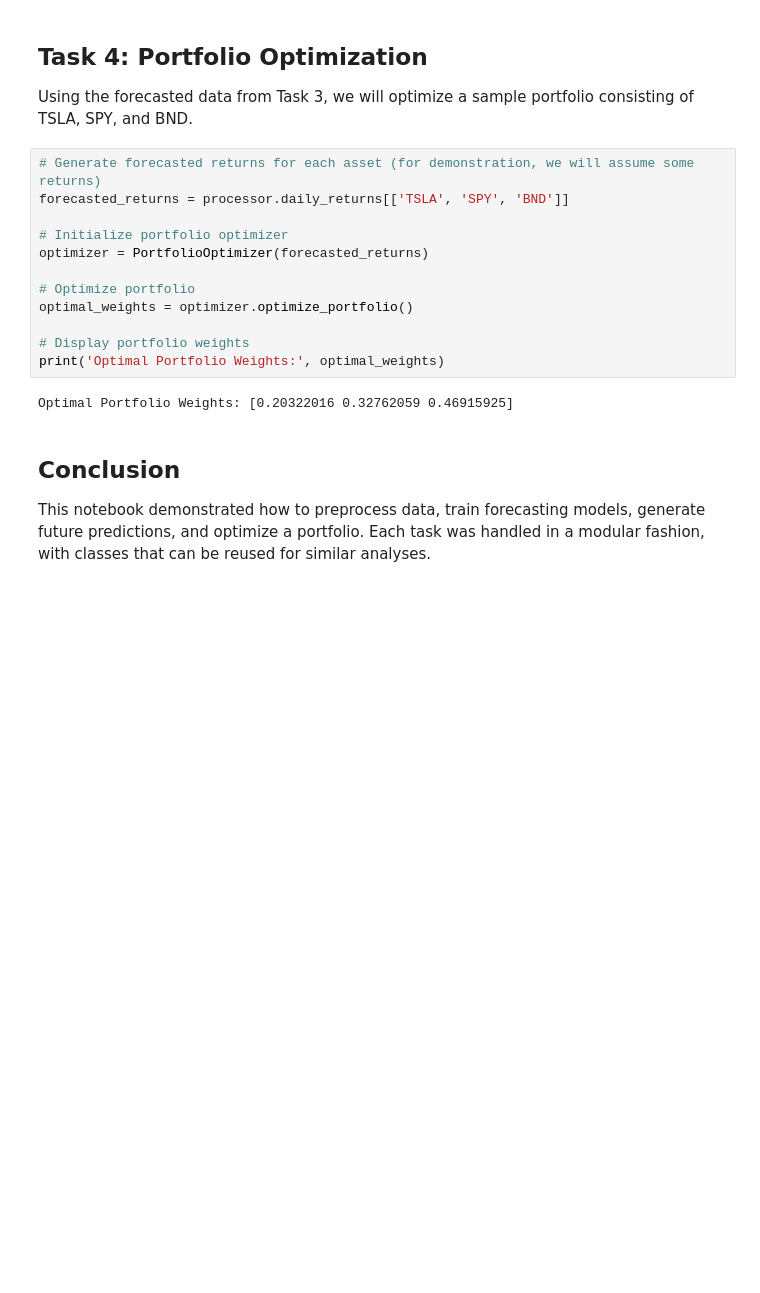
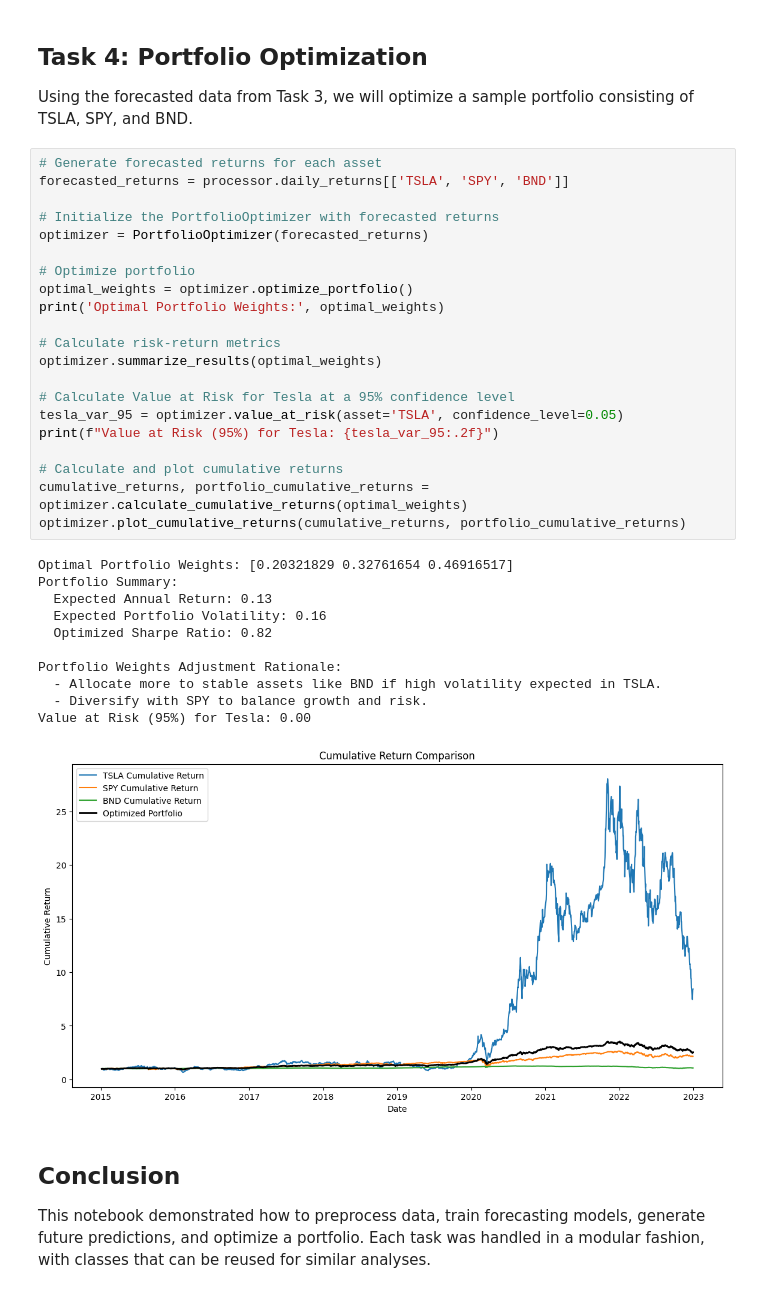
Before and after one commit to YonatanMoges/investment-trends-forecasting, a Jupyter notebook: notebook/Stock_Market_Analysis_and_Forecasting_Demo.ipynb, the cells around one changed output. Cells and saved outputs as stored; diff of their text form; blank space fills up the shorter version.

```diff
--- a/notebook/Stock_Market_Analysis_and_Forecasting_Demo.ipynb
+++ b/notebook/Stock_Market_Analysis_and_Forecasting_Demo.ipynb
@@ -180,19 +203,38 @@ ValueError: x and y must have same first dimension, but have shapes (179,) and (
 
 Using the forecasted data from Task 3, we will optimize a sample portfolio consisting of TSLA, SPY, and BND.
 # %%
-# Generate forecasted returns for each asset (for demonstration, we will assume some returns)
+# Generate forecasted returns for each asset
 forecasted_returns = processor.daily_returns[['TSLA', 'SPY', 'BND']]
 
-# Initialize portfolio optimizer
+# Initialize the PortfolioOptimizer with forecasted returns
 optimizer = PortfolioOptimizer(forecasted_returns)
 
 # Optimize portfolio
 optimal_weights = optimizer.optimize_portfolio()
+print('Optimal Portfolio Weights:', optimal_weights)
 
-# Display portfolio weights
-print('Optimal Portfolio Weights:', optimal_weights)
+# Calculate risk-return metrics
+optimizer.summarize_results(optimal_weights)
+
+# Calculate Value at Risk for Tesla at a 95% confidence level
+tesla_var_95 = optimizer.value_at_risk(asset='TSLA', confidence_level=0.05)
+print(f"Value at Risk (95%) for Tesla: {tesla_var_95:.2f}")
+
+# Calculate and plot cumulative returns
+cumulative_returns, portfolio_cumulative_returns = optimizer.calculate_cumulative_returns(optimal_weights)
+optimizer.plot_cumulative_returns(cumulative_returns, portfolio_cumulative_returns)
 # %% [output]
-Optimal Portfolio Weights: [0.20322016 0.32762059 0.46915925]
+Optimal Portfolio Weights: [0.20321829 0.32761654 0.46916517]
+Portfolio Summary:
+  Expected Annual Return: 0.13
+  Expected Portfolio Volatility: 0.16
+  Optimized Sharpe Ratio: 0.82
+
+Portfolio Weights Adjustment Rationale:
+  - Allocate more to stable assets like BND if high volatility expected in TSLA.
+  - Diversify with SPY to balance growth and risk.
+Value at Risk (95%) for Tesla: 0.00
+[figure, added]
 # %% [markdown]
 ## Conclusion
 
```
Also changed, not shown: parts of 4 cells of this notebook.
